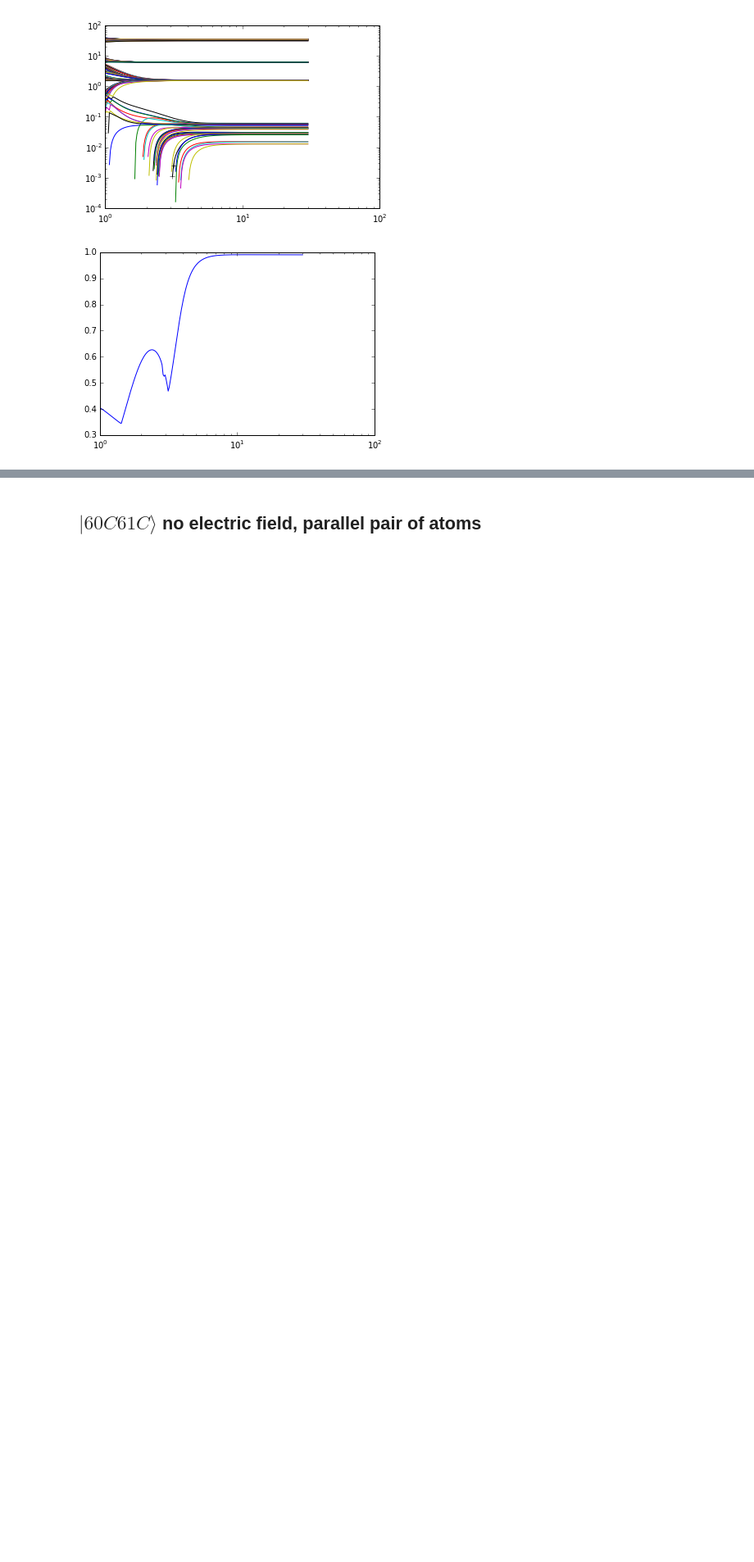
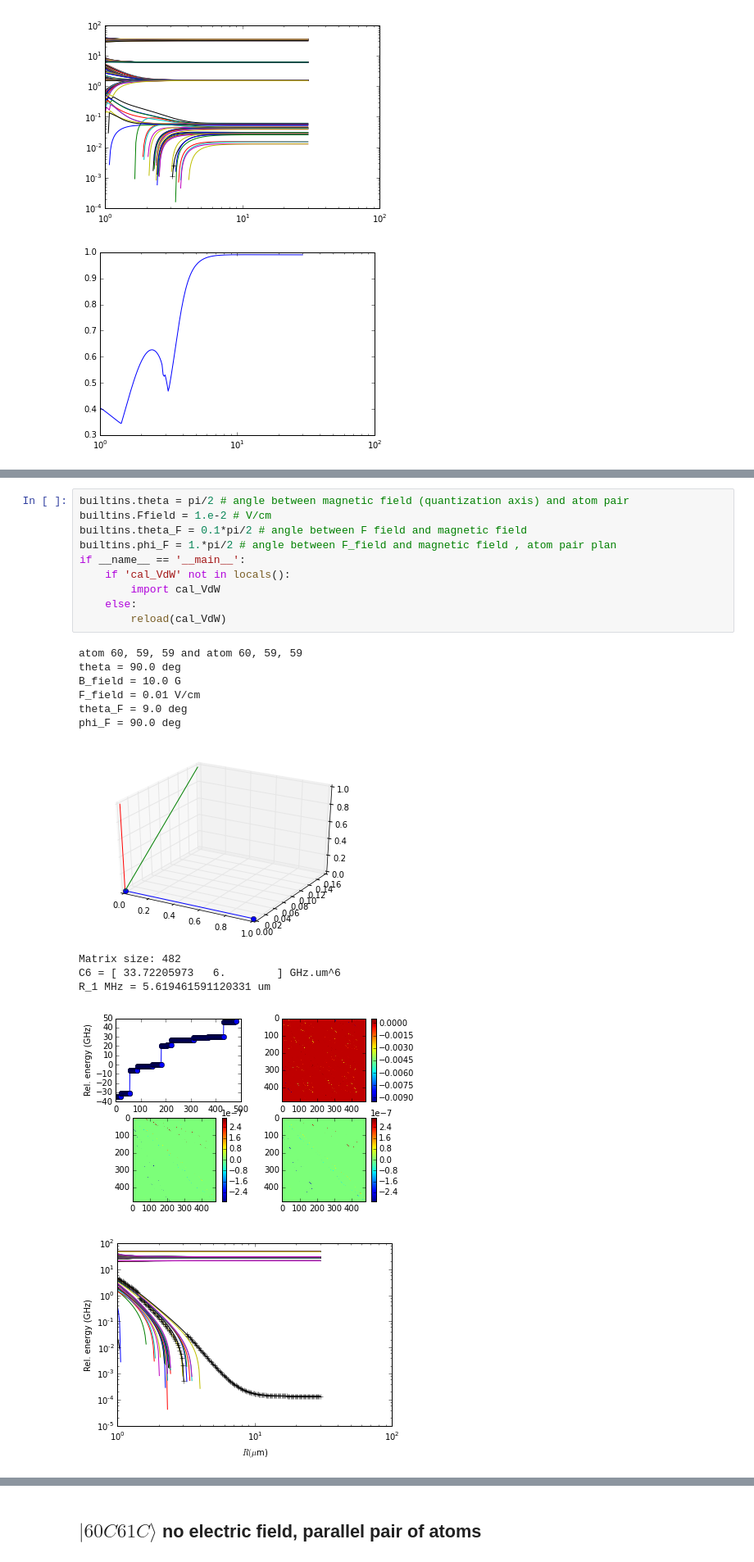
Before and after one commit to cntnly/Rydberg-atoms, a Jupyter notebook: python/VdW for circular Rydberg atoms.ipynb, the cells around one changed output, grey strips where cells are left out. Shown at 82% size. Drawn from its saved outputs; the diff is of its cells as text; blank space fills up the shorter version.

```diff
--- a/python/VdW for circular Rydberg atoms.ipynb
+++ b/python/VdW for circular Rydberg atoms.ipynb
@@ -229,0 +233,23 @@ $C_6 \sim 33$ GHz$.\mu m^6$ which is close to the VdW shift due to the $z$ compo
+# %%
+builtins.theta = pi/2 # angle between magnetic field (quantization axis) and atom pair
+builtins.Ffield = 1.e-2 # V/cm
+builtins.theta_F = 0.1*pi/2 # angle between F field and magnetic field
+builtins.phi_F = 1.*pi/2 # angle between F_field and magnetic field , atom pair plan
+if __name__ == '__main__':
+    if 'cal_VdW' not in locals():
+        import cal_VdW
+    else:
+        reload(cal_VdW)
+# %% [output]
+atom 60, 59, 59 and atom 60, 59, 59
+theta = 90.0 deg
+B_field = 10.0 G
+F_field = 0.01 V/cm
+theta_F = 9.0 deg
+phi_F = 90.0 deg
+[figure, added]
+Matrix size: 482
+C6 = [ 33.72205973   6.        ] GHz.um^6
+R_1 MHz = 5.619461591120331 um
+[figure, added]
+[figure, added]
```
Also changed, not shown: parts of 5 cells of this notebook, 1 other file.
